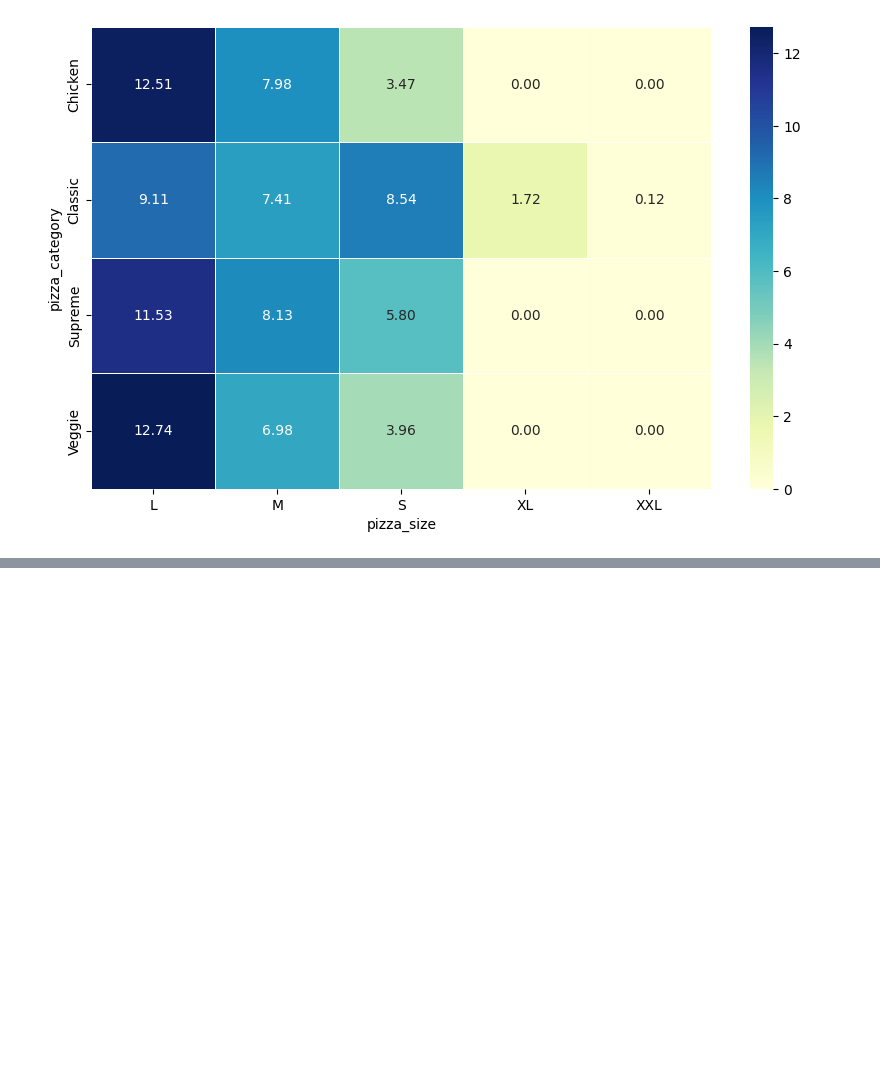
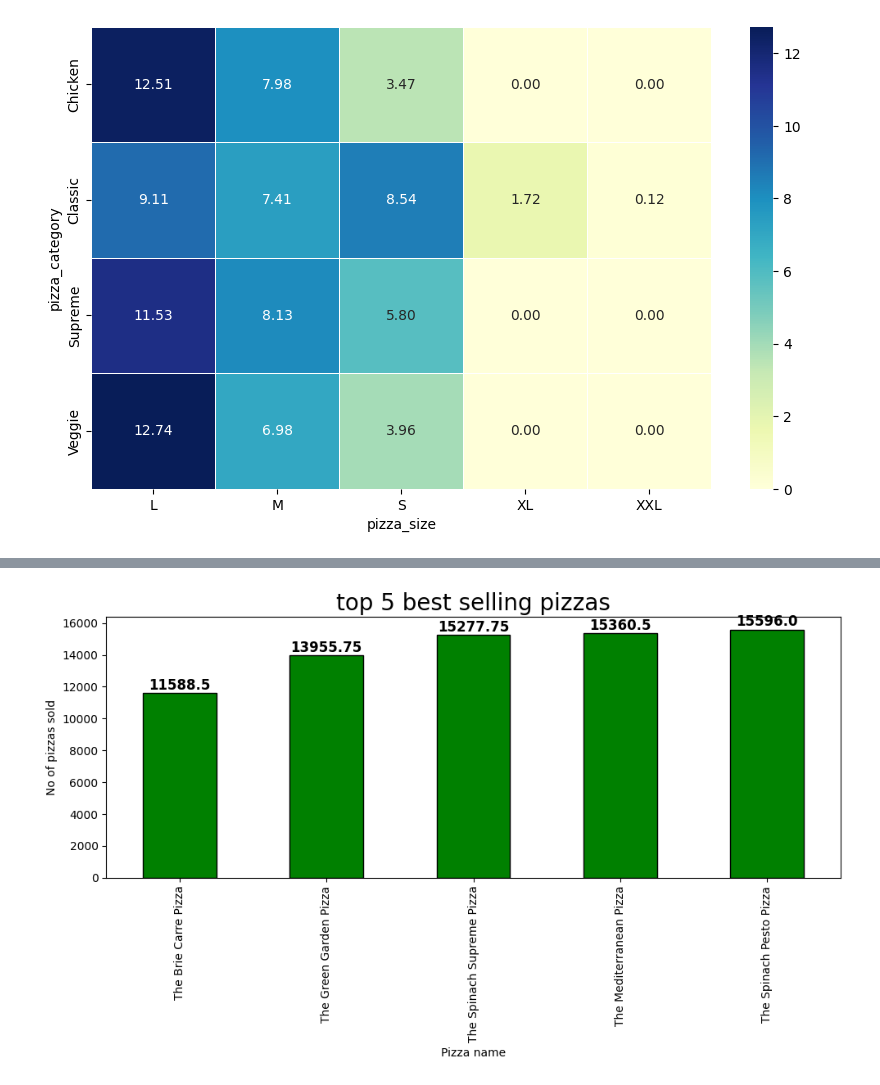
Before and after one commit to ElangoJagan/Python_Portfolio, a Jupyter notebook: Code.ipynb, the cells around one changed output, grey strips where cells are left out. Saved outputs shown, nothing was run; the diff lists cells and outputs as text; code cells hidden in the pictures; blank space fills up the shorter version.

```diff
--- a/Code.ipynb
+++ b/Code.ipynb
@@ -329,0 +371,20 @@ plt.show()
+# %%
+## bottom 5 pizzas - by sales
+
+pizza_5_name = df.groupby('pizza_name')['total_price'].sum()
+
+top5 = pizza_5_name.sort_values(ascending = True).head(5)
+
+ax= top5.plot(kind = 'bar', figsize=(10,6), color='green', edgecolor='black')
+
+plt.title("top 5 best selling pizzas", fontsize = 20)
+plt.xlabel("Pizza name")
+plt.ylabel("No of pizzas sold")
+
+for i,j in enumerate(top5):
+    plt.text(i,j+1,str(j), ha= 'center', va= 'bottom', fontsize = 12, fontweight='bold')
+
+plt.tight_layout()
+plt.show()
+# %% [output]
+[figure, added]
```
Also changed, not shown: parts of 2 cells of this notebook.
